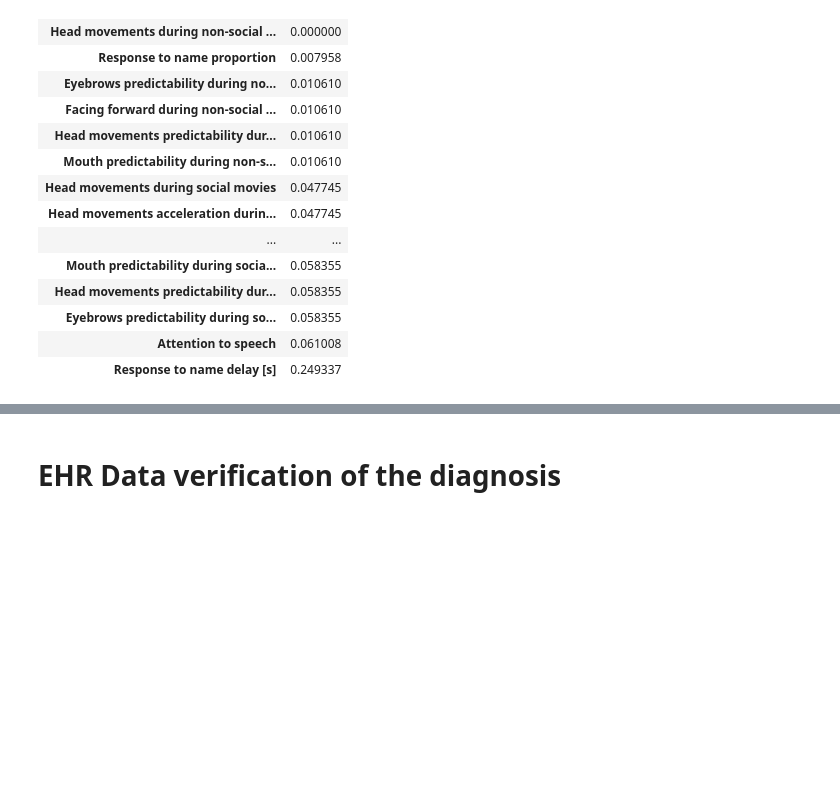
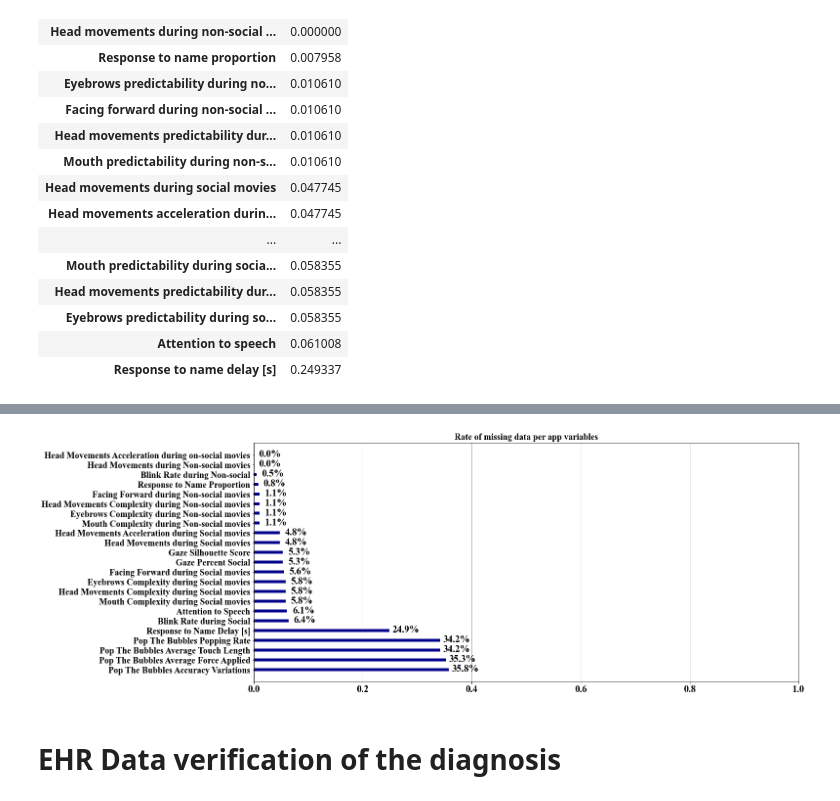
Before and after one commit to matiasdm/notes_on_stats, a Jupyter notebook: doc/notebooks/paper_figure_description.ipynb, the cells around one changed output, grey strips where cells are left out. Saved outputs shown, nothing was run; the diff lists cells and outputs as text; code cells hidden in the pictures; blank space fills up the shorter version.

```diff
--- a/doc/notebooks/paper_figure_description.ipynb
+++ b/doc/notebooks/paper_figure_description.ipynb
@@ -329,3 +330,40 @@ plt.savefig(os.path.join(ROOT_DIR, 'figures', 'missingness.png'), dpi=200, bbox_
+# %%
+df_X = data.df[data.features_name[:-4]]
+
+
+
+
+df_X.rename(columns=feature_name_mapping, index=feature_name_mapping, inplace=True)
+df_X.rename(columns={'age':'Age'}, inplace=True)
+
+df_X.isna().mean().sort_values()
+
+df_missing = pd.DataFrame(df_X.isna().mean().sort_values(), columns=['rate'])
+
+csfont = {'fontname':'Times New Roman'}
+from matplotlib import rc
+plt.rcParams["font.serif"] = "Times New Roman"
+plt.figure(figsize=(20, 9))
+
+y = len(df_missing)
+left = 0
+for i, row in df_missing.iterrows():
+
+    plt.barh(y, row['rate'], height=0.3, color = 'darkblue')# if row['shap']>0 else 'left', color='red')
+    pos_offset = 0.03
+    plt.annotate("{:.1f}%".format(row['rate']*100),(row['rate']+pos_offset, y-0.2),ha="center", color = 'k', fontsize=20, weight='bold', **csfont)
+    y-=1
+
+plt.yticks(ticks = list(reversed(range(1,len(df_missing)+1))), labels = df_missing.index, weight='bold', fontsize=20, **csfont)
+plt.xticks(weight='bold', fontsize=20, **csfont)
+plt.xlim([0, 1])
+plt.gca().xaxis.grid(True)  #plt.grid()
+plt.gca().set_yticks(plt.gca().get_yticks(), df_missing.index, weight='bold', fontsize=18, **csfont)
+plt.title("Rate of missing data per app variables", weight='bold', fontsize=18, **csfont)
+#plt.title(title,weight="bold", fontsize=22, **csfont)
+plt.savefig(os.path.join(ROOT_DIR, 'figures_final', 'missingness.png'), dpi=200, bbox_inches = 'tight')
+# %% [output]
+[figure, added]
 # %% [markdown]
 # EHR Data verification of the diagnosis
 # %%
```
Also changed, not shown: parts of 32 cells of this notebook, 11 other files.
